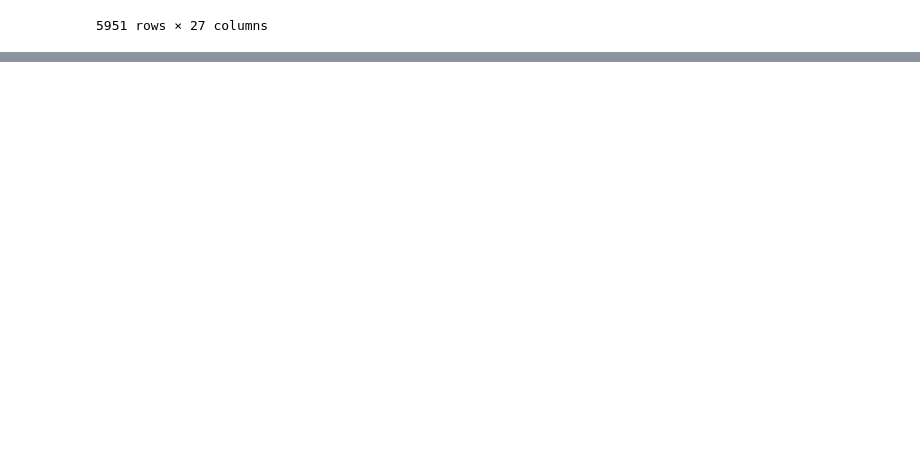
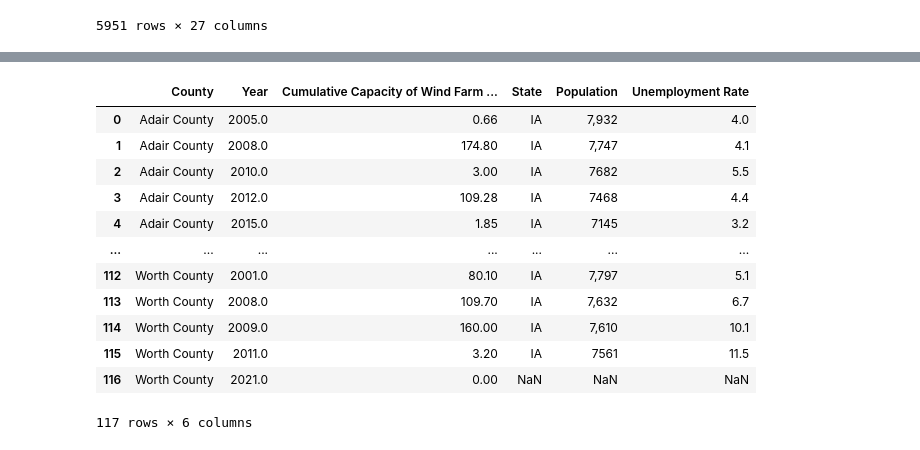
Before and after one commit to cjengleson/Project-1-Repo, a Jupyter notebook: Iowa Wind Farm Data/Iowa Wind Farms.ipynb, the cells around one changed output, grey strips where cells are left out. Cells and saved outputs as stored; diff of their text form; code cells hidden in the pictures; blank space fills up the shorter version.

```diff
--- a/Iowa Wind Farm Data/Iowa Wind Farms.ipynb
+++ b/Iowa Wind Farm Data/Iowa Wind Farms.ipynb
@@ -155,0 +133,3 @@ current_ia_df.to_csv("ia_clean.csv",
+# %%
+census_df = census_df[["State", "County", "Year", "Population", "Unemployment Rate"]]
+census_df
@@ -155,0 +150,4 @@ current_ia_df.to_csv("ia_clean.csv",
+# %%
+# filter out only iowa info
+iowa_census = census_df[census_df["State"] == "IA"]
+iowa_census
@@ -155,0 +195,5 @@ current_ia_df.to_csv("ia_clean.csv",
+# %%
+current_ia_df_grouped = current_ia_df.groupby(['County', 'Year']).sum()
+
+current_ia_df_grouped = current_ia_df_grouped.reset_index()
+current_ia_df_grouped
@@ -155,0 +214,17 @@ current_ia_df.to_csv("ia_clean.csv",
+# %%
+complete_iowa = pd.merge(current_ia_df_grouped, iowa_census, on=["County", "Year"], how="left")
+complete_iowa
+# %% [output]
+|  | County | Year | Cumulative Capacity of Wind Farm ... | State | Population | Unemployment Rate |
+| 0 | Adair County | 2005.0 | 0.66 | IA | 7,932 | 4.0 |
+| 1 | Adair County | 2008.0 | 174.80 | IA | 7,747 | 4.1 |
+| 2 | Adair County | 2010.0 | 3.00 | IA | 7682 | 5.5 |
+| 3 | Adair County | 2012.0 | 109.28 | IA | 7468 | 4.4 |
+| 4 | Adair County | 2015.0 | 1.85 | IA | 7145 | 3.2 |
+| ... | ... | ... | ... | ... | ... | ... |
+| 112 | Worth County | 2001.0 | 80.10 | IA | 7,797 | 5.1 |
+| 113 | Worth County | 2008.0 | 109.70 | IA | 7,632 | 6.7 |
+| 114 | Worth County | 2009.0 | 160.00 | IA | 7,610 | 10.1 |
+| 115 | Worth County | 2011.0 | 3.20 | IA | 7561 | 11.5 |
+| 116 | Worth County | 2021.0 | 0.00 | NaN | NaN | NaN |
+117 rows × 6 columns
```
Also changed, not shown: parts of 17 cells of this notebook, 8 other files.
